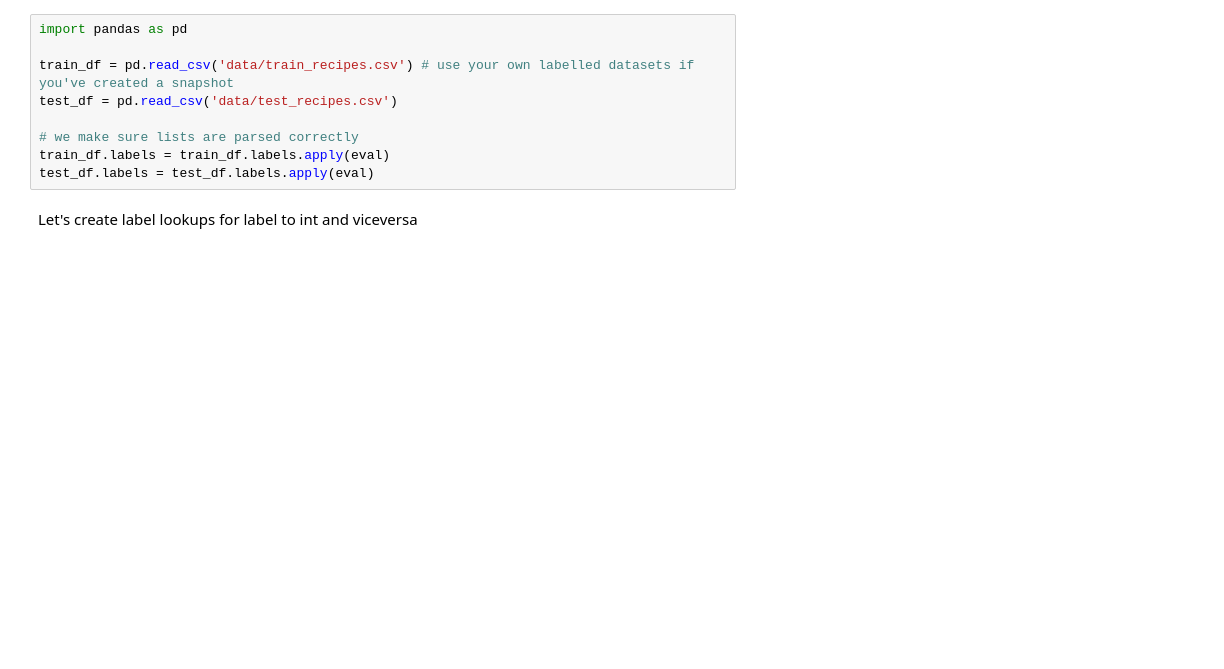
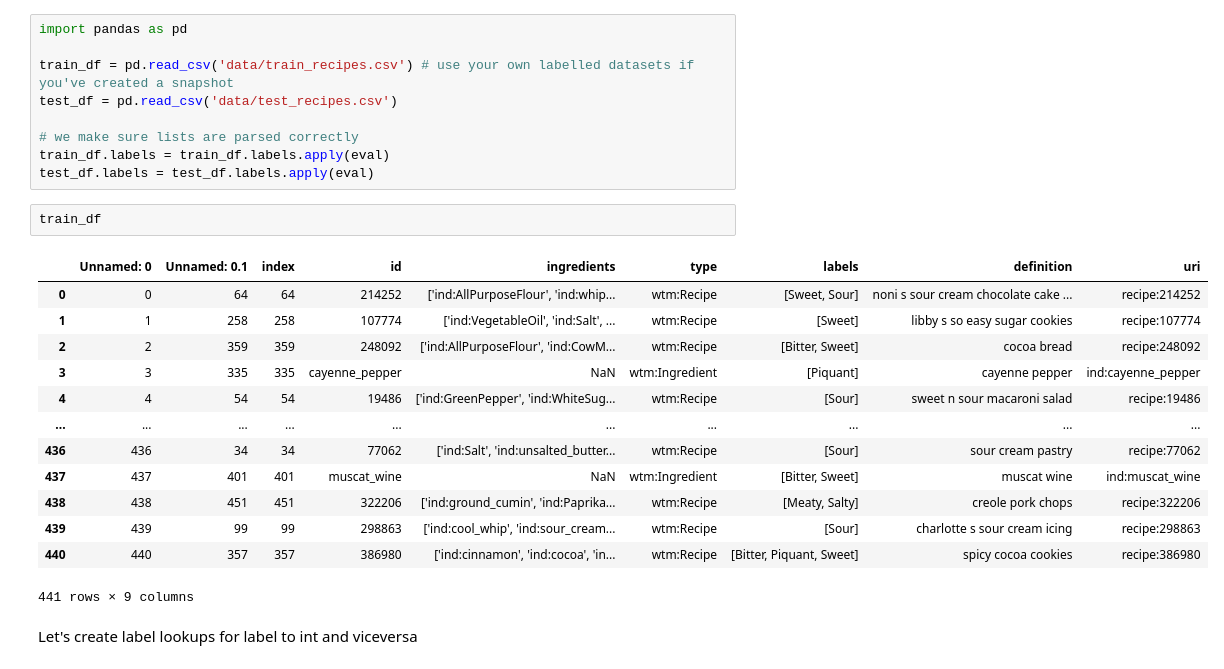
Before and after one commit to python547/rubrix-python251, a Jupyter notebook: docs/tutorials/03-kglab_pytorch_geometric.ipynb, the cells around one changed output. Saved outputs shown, nothing was run; the diff lists cells and outputs as text; blank space fills up the shorter version.

```diff
--- a/docs/tutorials/03-kglab_pytorch_geometric.ipynb
+++ b/docs/tutorials/03-kglab_pytorch_geometric.ipynb
@@ -324,6 +337,22 @@ test_df = pd.read_csv('data/test_recipes.csv')
 # we make sure lists are parsed correctly
 train_df.labels = train_df.labels.apply(eval)
 test_df.labels = test_df.labels.apply(eval)
+# %%
+train_df
+# %% [output]
+|  | Unnamed: 0 | Unnamed: 0.1 | index | id | ingredients | type | labels | definition | uri |
+| 0 | 0 | 64 | 64 | 214252 | ['ind:AllPurposeFlour', 'ind:whip... | wtm:Recipe | [Sweet, Sour] | noni s sour cream chocolate cake ... | recipe:214252 |
+| 1 | 1 | 258 | 258 | 107774 | ['ind:VegetableOil', 'ind:Salt', ... | wtm:Recipe | [Sweet] | libby s so easy sugar cookies | recipe:107774 |
+| 2 | 2 | 359 | 359 | 248092 | ['ind:AllPurposeFlour', 'ind:CowM... | wtm:Recipe | [Bitter, Sweet] | cocoa bread | recipe:248092 |
+| 3 | 3 | 335 | 335 | cayenne_pepper | NaN | wtm:Ingredient | [Piquant] | cayenne pepper | ind:cayenne_pepper |
+| 4 | 4 | 54 | 54 | 19486 | ['ind:GreenPepper', 'ind:WhiteSug... | wtm:Recipe | [Sour] | sweet n sour macaroni salad | recipe:19486 |
+| ... | ... | ... | ... | ... | ... | ... | ... | ... | ... |
+| 436 | 436 | 34 | 34 | 77062 | ['ind:Salt', 'ind:unsalted_butter... | wtm:Recipe | [Sour] | sour cream pastry | recipe:77062 |
+| 437 | 437 | 401 | 401 | muscat_wine | NaN | wtm:Ingredient | [Bitter, Sweet] | muscat wine | ind:muscat_wine |
+| 438 | 438 | 451 | 451 | 322206 | ['ind:ground_cumin', 'ind:Paprika... | wtm:Recipe | [Meaty, Salty] | creole pork chops | recipe:322206 |
+| 439 | 439 | 99 | 99 | 298863 | ['ind:cool_whip', 'ind:sour_cream... | wtm:Recipe | [Sour] | charlotte s sour cream icing | recipe:298863 |
+| 440 | 440 | 357 | 357 | 386980 | ['ind:cinnamon', 'ind:cocoa', 'in... | wtm:Recipe | [Bitter, Piquant, Sweet] | spicy cocoa cookies | recipe:386980 |
+441 rows × 9 columns
 # %% [markdown]
 Let's create label lookups for label to int and viceversa
 # %%
```
Also changed, not shown: parts of 31 cells of this notebook.
